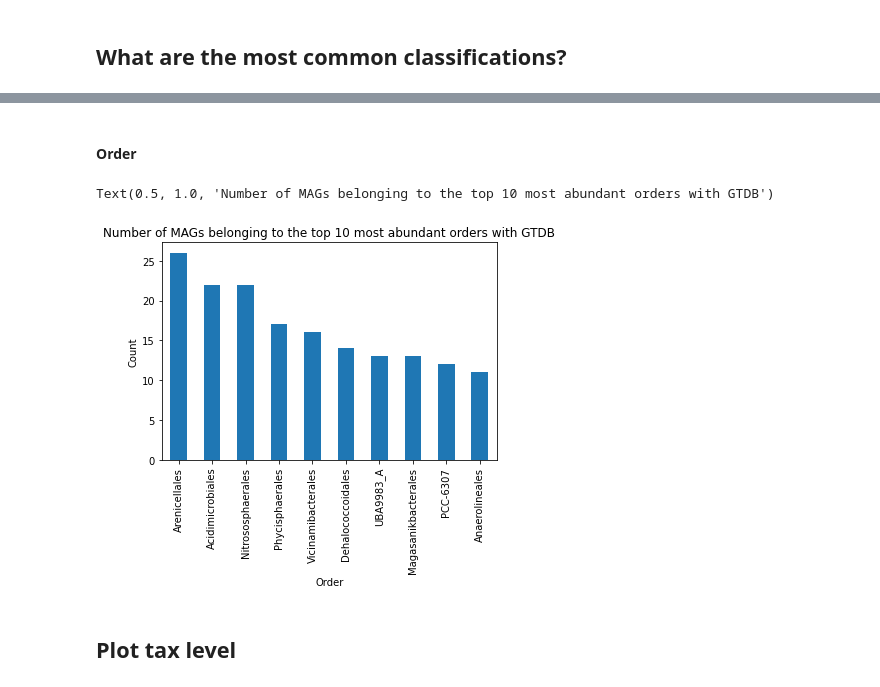
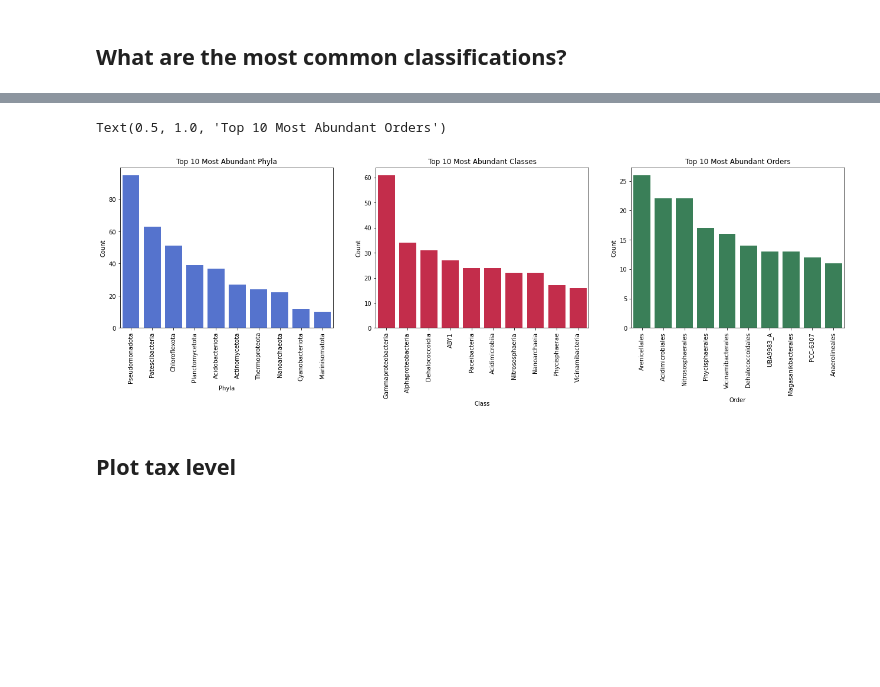
Before and after one commit to mdherring/OMZ_MH_Analysis, a Jupyter notebook: 04_MAG_gtdbtk-jb.ipynb, the cells around one changed output, grey strips where cells are left out. Saved outputs shown, nothing was run; the diff lists cells and outputs as text; code cells hidden in the pictures; blank space fills up the shorter version.

```diff
--- a/04_MAG_gtdbtk-jb.ipynb
+++ b/04_MAG_gtdbtk-jb.ipynb
@@ -182,13 +100,0 @@ Text(0.5, 1.0, 'Number of MAGs belonging to the top 10 most abundant classes wit
-# %% [markdown]
-#### Order
-# %%
-order_df = df.groupby('order', as_index=False)['user_genome'].count().sort_values(by = 'user_genome',ascending=False)
-top_order = order_df [:10]
-
-top_order.plot('order','user_genome',kind = 'bar',legend=None)
-plt.xlabel('Order')
-plt.ylabel('Count')
-plt.title('Number of MAGs belonging to the top 10 most abundant orders with GTDB')
-# %% [output]
-Text(0.5, 1.0, 'Number of MAGs belonging to the top 10 most abundant orders with GTDB')
-[figure, removed]
@@ -195,3 +110,26 @@ Text(0.5, 1.0, 'Number of MAGs belonging to the top 10 most abundant orders with
+# %%
+fig, axes = plt.subplots(nrows=1, ncols=3, figsize=(22, 5))
+
+for ax in axes:
+    ax.tick_params(axis='x', rotation=90)
+
+sns.barplot(x = 'phyla', y= 'user_genome', data = top_phyla, color = 'royalblue', ax = axes[0])
+axes[0].set_xlabel('Phyla')
+axes[0].set_ylabel('Count')
+axes[0].set_title('Top 10 Most Abundant Phyla')
+
+sns.barplot(x = 'class', y= 'user_genome', data = top_class, color = 'crimson', ax = axes[1])
+axes[1].set_xlabel('Class')
+axes[1].set_ylabel('Count')
+axes[1].set_title('Top 10 Most Abundant Classes')
+
+sns.barplot(x = 'order', y= 'user_genome', data = top_order, color = 'seagreen', ax = axes[2])
+axes[2].set_xlabel('Order')
+axes[2].set_ylabel('Count')
+axes[2].set_title('Top 10 Most Abundant Orders')
+# %% [output]
+Text(0.5, 1.0, 'Top 10 Most Abundant Orders')
+[figure, added]
 # %% [markdown]
 ## Plot tax level
 # %%
```
Also changed, not shown: parts of 16 cells of this notebook.
